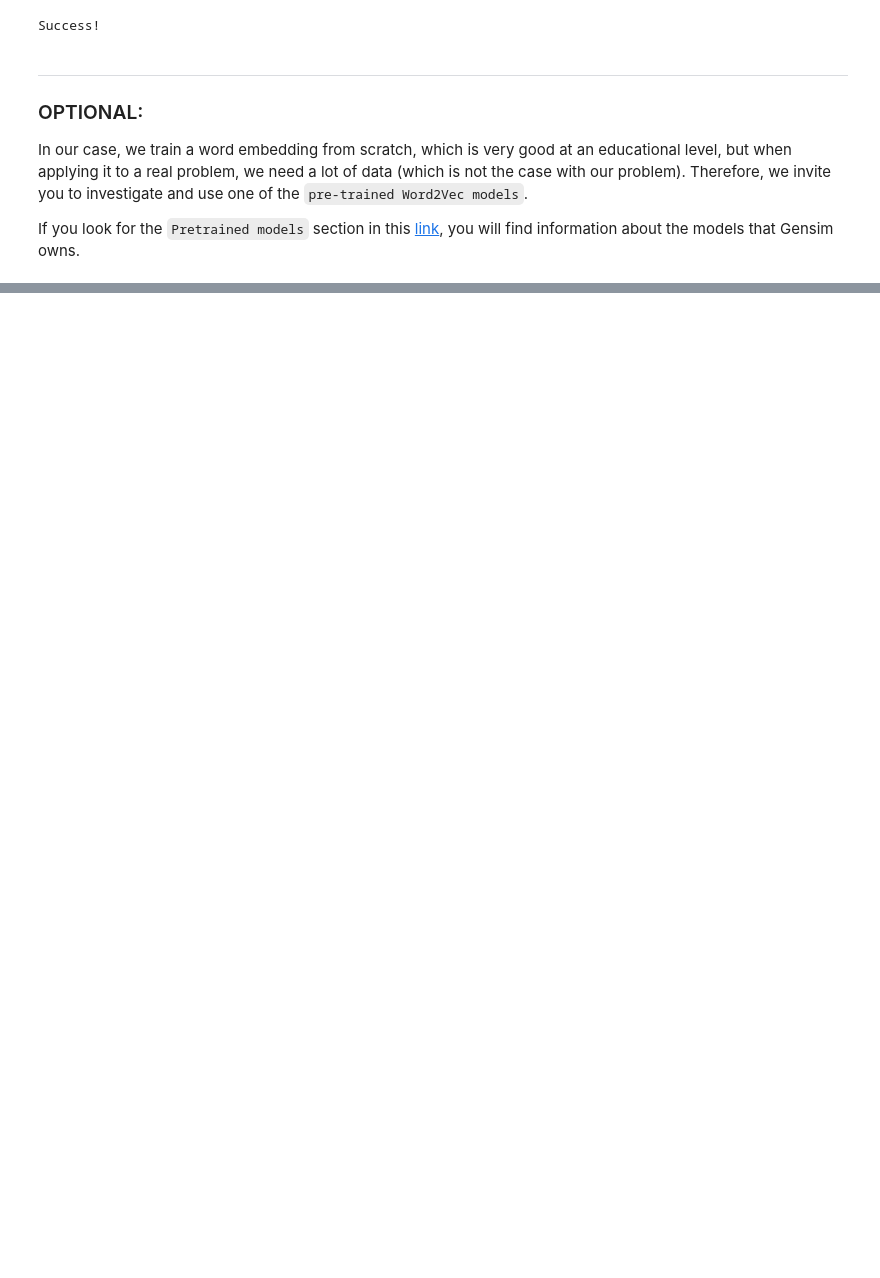
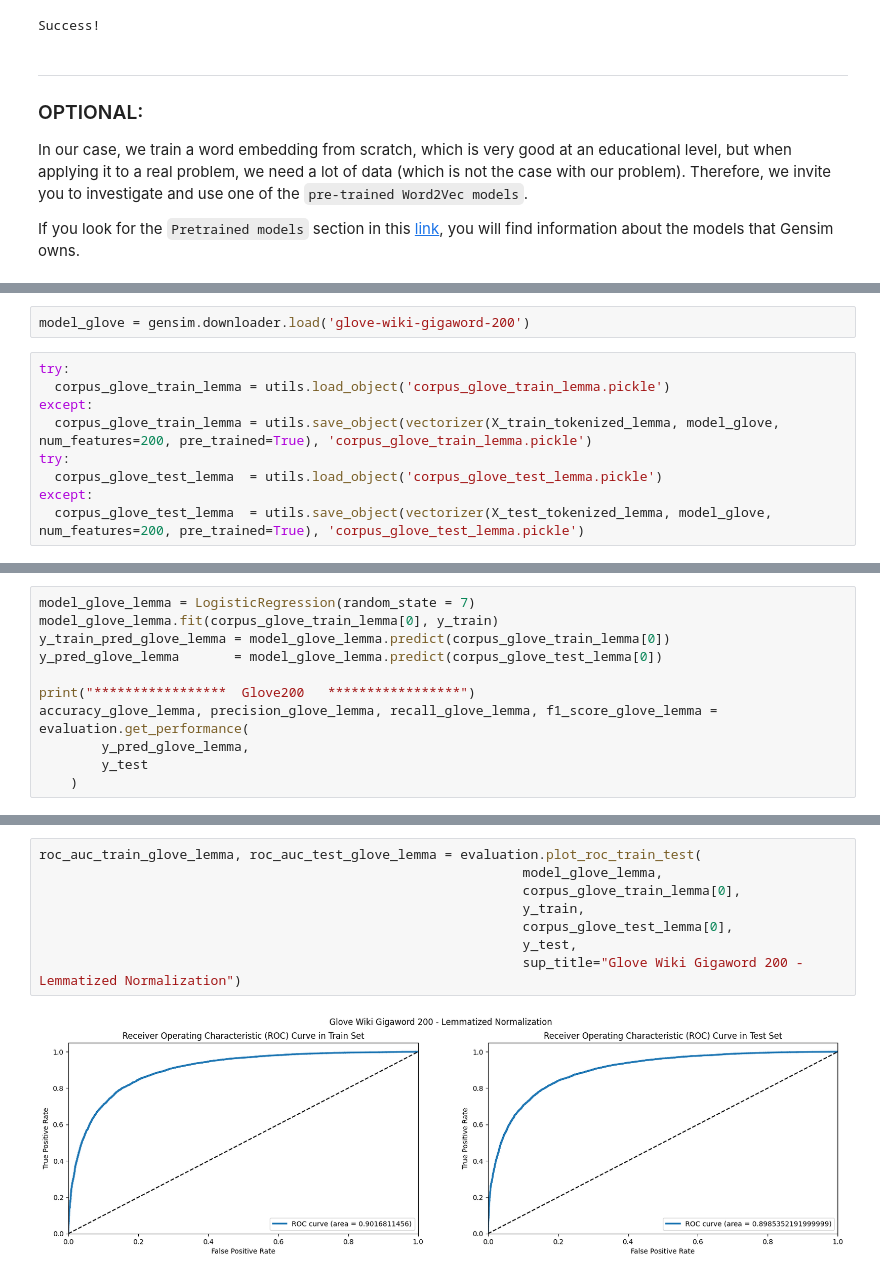
Before and after one commit to JotaCe7/Large-Movie-Review-Sentiment-Analysis, a Jupyter notebook: Sentiment_Analysis_NLP.ipynb, the cells around one changed output, grey strips where cells are left out. Saved outputs shown, nothing was run; the diff lists cells and outputs as text; blank space fills up the shorter version.

```diff
--- a/Sentiment_Analysis_NLP.ipynb
+++ b/Sentiment_Analysis_NLP.ipynb
@@ -659,0 +853,11 @@ If you look for the `Pretrained models` section in this [link](https://radimrehu
+# %%
+model_glove = gensim.downloader.load('glove-wiki-gigaword-200')
+# %%
+try:
+  corpus_glove_train_lemma = utils.load_object('corpus_glove_train_lemma.pickle')
+except:
+  corpus_glove_train_lemma = utils.save_object(vectorizer(X_train_tokenized_lemma, model_glove, num_features=200, pre_trained=True), 'corpus_glove_train_lemma.pickle')
+try:
+  corpus_glove_test_lemma  = utils.load_object('corpus_glove_test_lemma.pickle')
+except:
+  corpus_glove_test_lemma  = utils.save_object(vectorizer(X_test_tokenized_lemma, model_glove, num_features=200, pre_trained=True), 'corpus_glove_test_lemma.pickle')
@@ -659,0 +867,11 @@ If you look for the `Pretrained models` section in this [link](https://radimrehu
+# %%
+model_glove_lemma = LogisticRegression(random_state = 7)
+model_glove_lemma.fit(corpus_glove_train_lemma[0], y_train)
+y_train_pred_glove_lemma = model_glove_lemma.predict(corpus_glove_train_lemma[0])
+y_pred_glove_lemma       = model_glove_lemma.predict(corpus_glove_test_lemma[0])
+
+print("*****************  Glove200   *****************")
+accuracy_glove_lemma, precision_glove_lemma, recall_glove_lemma, f1_score_glove_lemma = evaluation.get_performance(
+        y_pred_glove_lemma,
+        y_test
+    )
@@ -659,0 +903,10 @@ If you look for the `Pretrained models` section in this [link](https://radimrehu
+# %%
+roc_auc_train_glove_lemma, roc_auc_test_glove_lemma = evaluation.plot_roc_train_test(
+                                                              model_glove_lemma,
+                                                              corpus_glove_train_lemma[0],
+                                                              y_train,
+                                                              corpus_glove_test_lemma[0],
+                                                              y_test,
+                                                              sup_title="Glove Wiki Gigaword 200 - Lemmatized Normalization")
+# %% [output]
+[figure, added]
```
Also changed, not shown: parts of 28 cells of this notebook.
